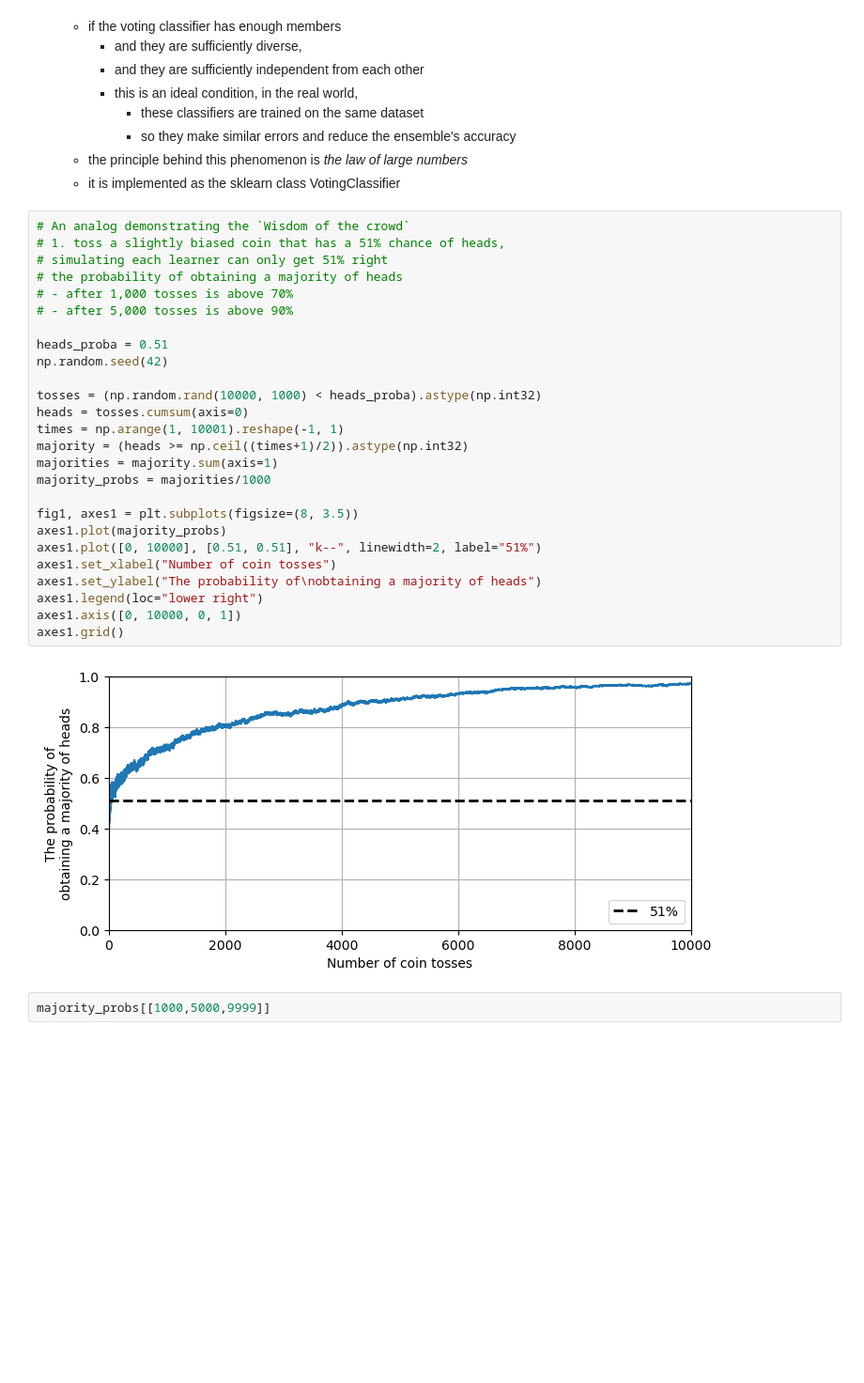
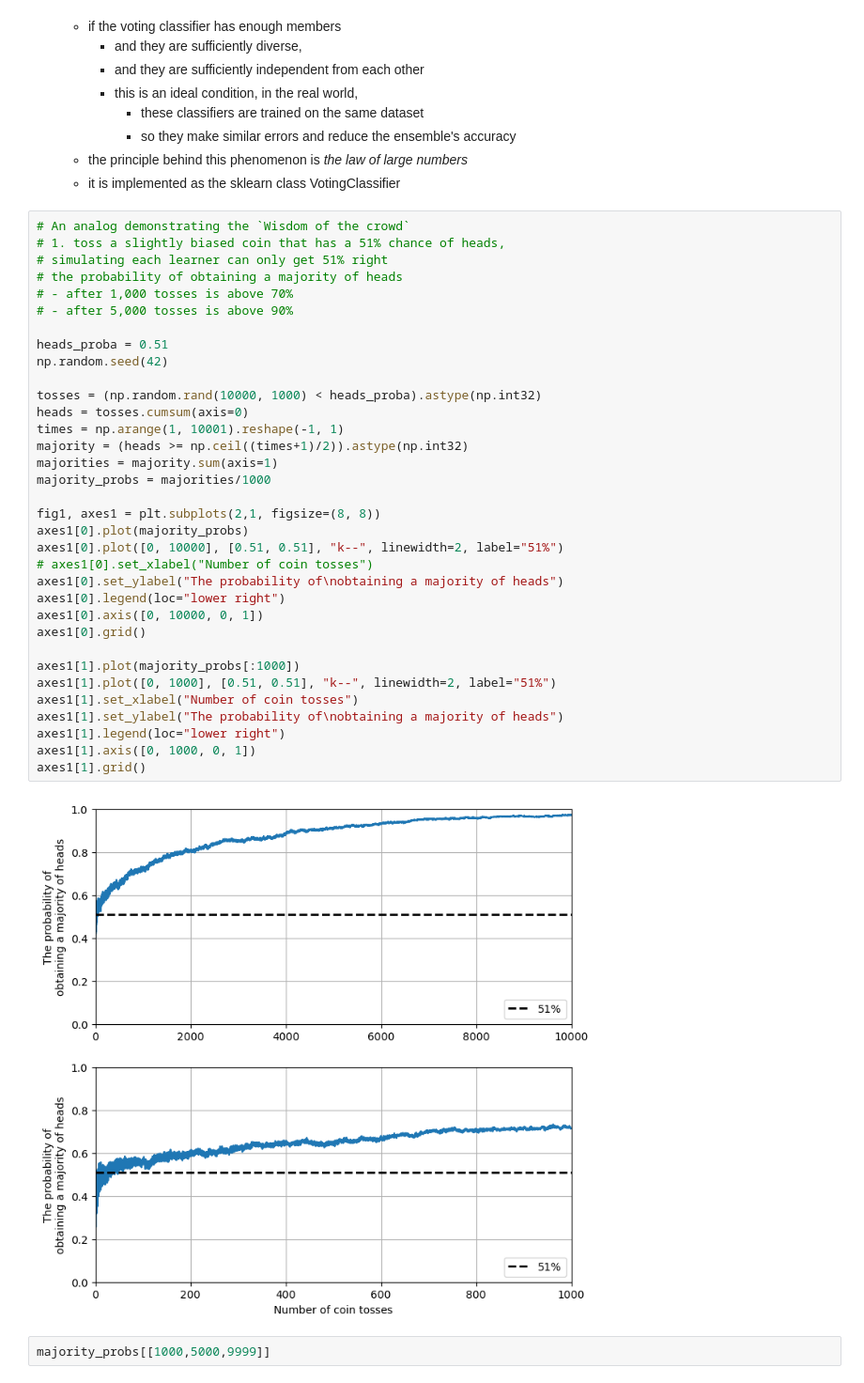
Before and after one commit to ufidon/ml, a Jupyter notebook: mod3/rf.ipynb, the cells around one changed output. Shown at 94% size. Cells and saved outputs as stored; diff of their text form; blank space fills up the shorter version.

```diff
--- a/mod3/rf.ipynb
+++ b/mod3/rf.ipynb
@@ -45,31 +50,39 @@ import sklearn as skl, sklearn.datasets as skds
 # %%
 # An analog demonstrating the `Wisdom of the crowd`
 # 1. toss a slightly biased coin that has a 51% chance of heads,
 # simulating each learner can only get 51% right
 # the probability of obtaining a majority of heads
 # - after 1,000 tosses is above 70%
 # - after 5,000 tosses is above 90%
 
 heads_proba = 0.51
 np.random.seed(42)
 
 tosses = (np.random.rand(10000, 1000) < heads_proba).astype(np.int32)
 heads = tosses.cumsum(axis=0)
 times = np.arange(1, 10001).reshape(-1, 1)
 majority = (heads >= np.ceil((times+1)/2)).astype(np.int32)
 majorities = majority.sum(axis=1)
 majority_probs = majorities/1000
 
-fig1, axes1 = plt.subplots(figsize=(8, 3.5))
-axes1.plot(majority_probs)
-axes1.plot([0, 10000], [0.51, 0.51], "k--", linewidth=2, label="51%")
-axes1.set_xlabel("Number of coin tosses")
-axes1.set_ylabel("The probability of\nobtaining a majority of heads")
-axes1.legend(loc="lower right")
-axes1.axis([0, 10000, 0, 1])
-axes1.grid()
+fig1, axes1 = plt.subplots(2,1, figsize=(8, 8))
+axes1[0].plot(majority_probs)
+axes1[0].plot([0, 10000], [0.51, 0.51], "k--", linewidth=2, label="51%")
+# axes1[0].set_xlabel("Number of coin tosses")
+axes1[0].set_ylabel("The probability of\nobtaining a majority of heads")
+axes1[0].legend(loc="lower right")
+axes1[0].axis([0, 10000, 0, 1])
+axes1[0].grid()
+
+axes1[1].plot(majority_probs[:1000])
+axes1[1].plot([0, 1000], [0.51, 0.51], "k--", linewidth=2, label="51%")
+axes1[1].set_xlabel("Number of coin tosses")
+axes1[1].set_ylabel("The probability of\nobtaining a majority of heads")
+axes1[1].legend(loc="lower right")
+axes1[1].axis([0, 1000, 0, 1])
+axes1[1].grid()
 # %% [output]
-[figure, old version]
+[figure, new version]
 # %%
 majority_probs[[1000,5000,9999]]
 # %% [output]
```
Also changed, not shown: parts of 32 cells of this notebook, 1 other file.
